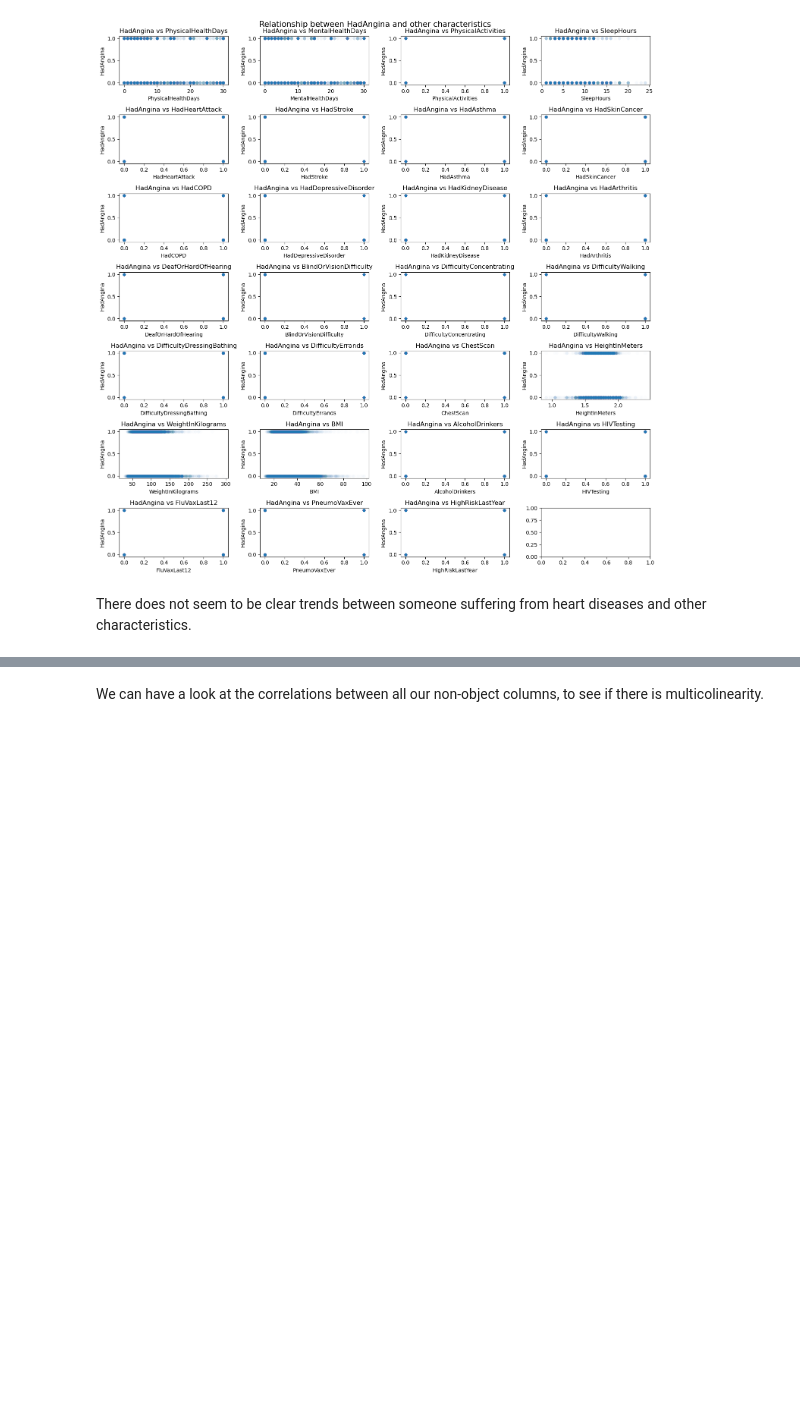
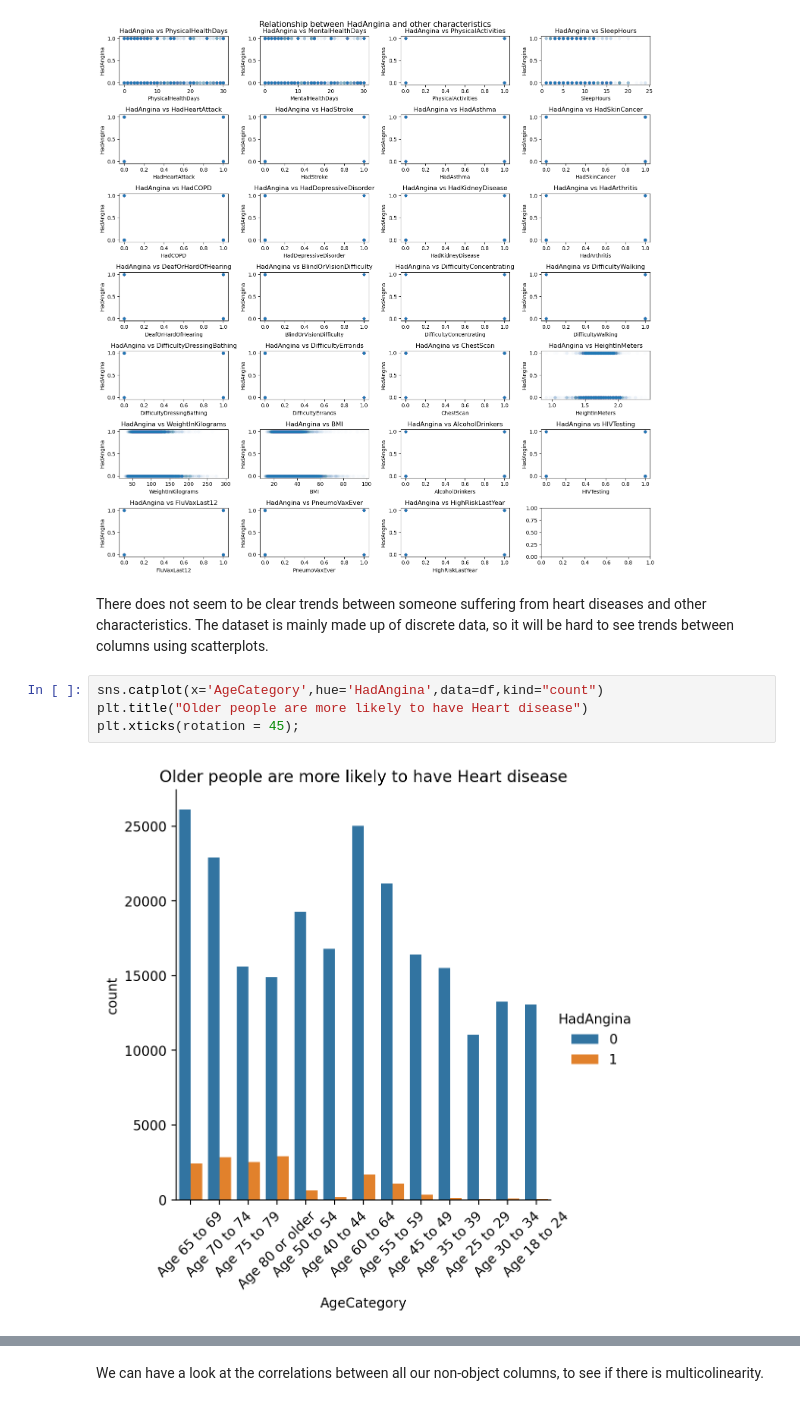
Before and after one commit to Tasnimacj/Capstone_Heart_Prediction, a Jupyter notebook: notebooks/02-eda.ipynb, the cells around one changed output, grey strips where cells are left out. Drawn from its saved outputs; the diff is of its cells as text; blank space fills up the shorter version.

```diff
--- a/notebooks/02-eda.ipynb
+++ b/notebooks/02-eda.ipynb
@@ -396,4 +402,10 @@ plt.show()
 # %% [output]
 [figure]
 # %% [markdown]
-There does not seem to be clear trends between someone suffering from heart diseases and other characteristics.
+There does not seem to be clear trends between someone suffering from heart diseases and other characteristics. The dataset is mainly made up of discrete data, so it will be hard to see trends between columns using scatterplots.
+# %%
+sns.catplot(x='AgeCategory',hue='HadAngina',data=df,kind="count")
+plt.title("Older people are more likely to have Heart disease")
+plt.xticks(rotation = 45);
+# %% [output]
+[figure, added]
```
Also changed, not shown: parts of 8 cells of this notebook.
